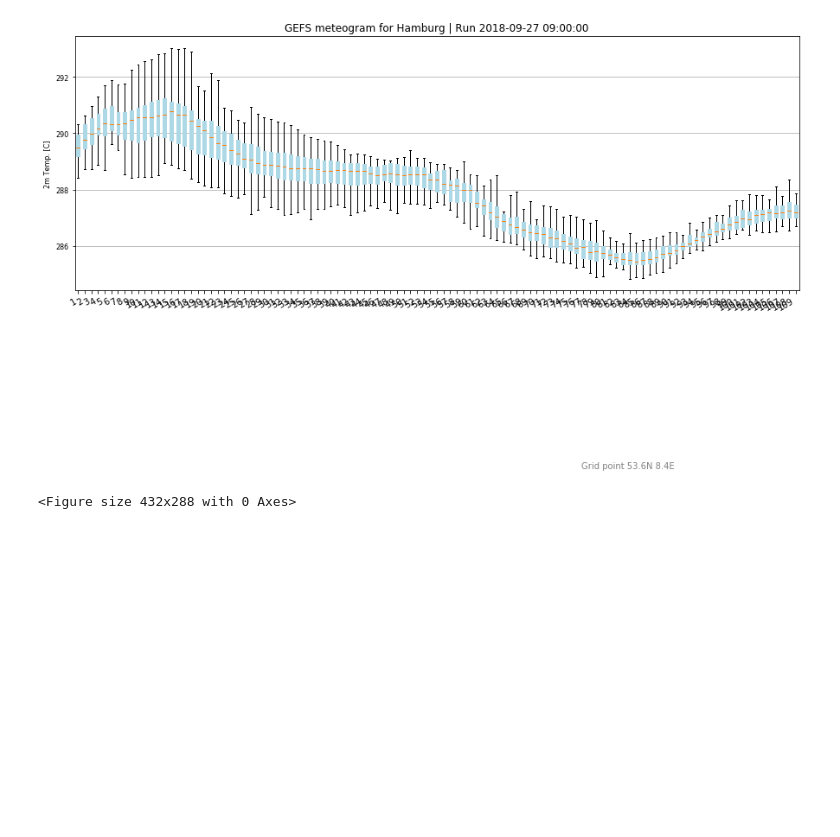
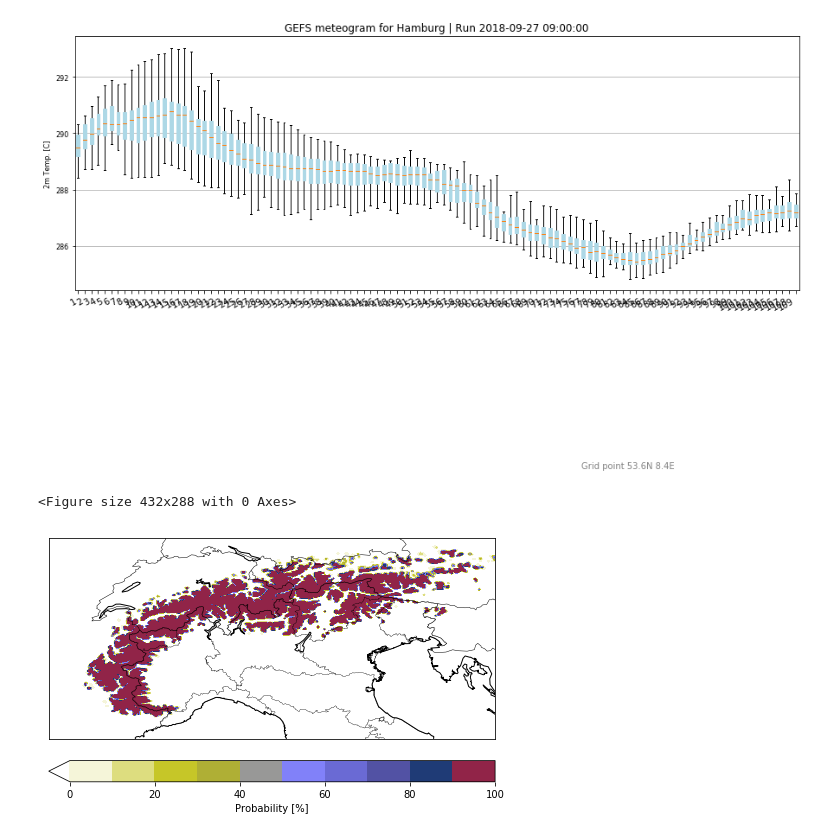
Before and after one commit to guidocioni/cosmo-d2-eps, a Jupyter notebook: test.ipynb, the cells around one changed output. Drawn from its saved outputs; the diff is of its cells as text; code cells hidden in the pictures; blank space fills up the shorter version.

```diff
--- a/test.ipynb
+++ b/test.ipynb
@@ -190,0 +199,22 @@ for city in cities:
+# %%
+ds = read_variable_xr(variable='h_snow')
+lats, lons = ds.latitude.data.reshape((nlat, nlon)), ds.longitude.data.reshape((nlat, nlon))
+time=ds.valid_time.data
+cum_hour=np.array((time-time[0]) / pd.Timedelta('1 hour')).astype("int")
+h_snow = ds.sde.data.reshape((-1, number_ensembles, nlat, nlon))
+h_snow=h_snow*100.
+# %%
+# Germany plots
+fig = plt.figure(figsize=(8,10))
+m = get_projection("italy", regions=True)
+x, y = m(lons,lats)
+
+# Truncate colormap
+cmap = plt.get_cmap('gist_stern_r')
+new_cmap = truncate_colormap(cmap, 0, 0.9)
+probabilities = (np.sum(h_snow[:,:,:,:] > 5., axis=1)/20.)*100.
+cs = m.contourf(x, y, probabilities[-1,:,:], np.linspace(0,100,11), cmap=new_cmap, extend="min")
+plt.colorbar(cs, orientation='horizontal', label='Probability [%]',fraction=0.046, pad=0.04)
+plt.show()
+# %% [output]
+[figure, added]
```
Also changed, not shown: parts of 4 cells of this notebook, 6 other files.
